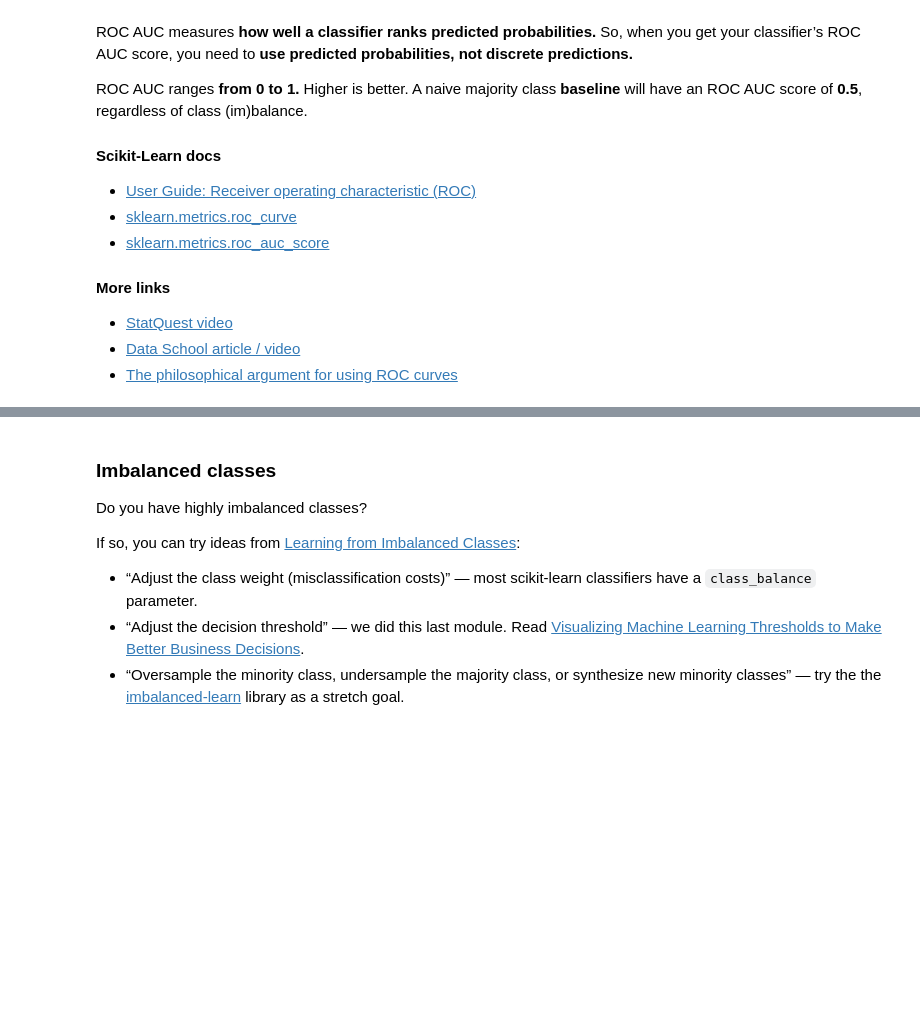
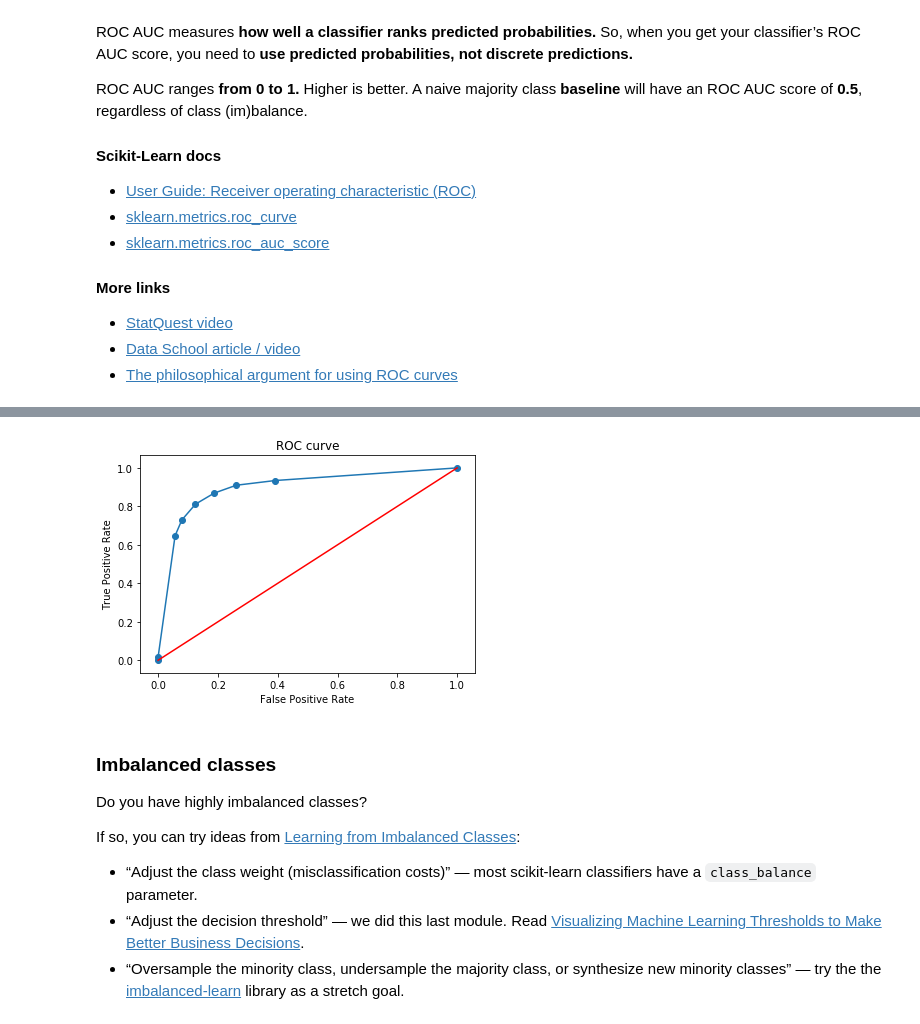
Before and after one commit to bloominstituteoftechnology/DS-Unit-2-Applied-Modeling, a Jupyter notebook: module1-define-ml-problems/LS_DS_231.ipynb, the cells around one changed output, grey strips where cells are left out. Cells and saved outputs as stored; diff of their text form; code cells hidden in the pictures; blank space fills up the shorter version.

```diff
--- a/module1-define-ml-problems/LS_DS_231.ipynb
+++ b/module1-define-ml-problems/LS_DS_231.ipynb
@@ -78,0 +210,7 @@ Next, do a **time-based split:**
+# %%
+# Split data
+train = df[df['Date'].dt.year <= 2016]
+val = df[df['Date'].dt.year == 2017]
+test = df[df['Date'].dt.year >= 2018]
+
+train.shape, val.shape, test.shape
@@ -83,2 +269,11 @@ What happens if we _DON’T_ drop features with leakage?
 # %% [markdown]
 Drop the column with “leakage”.
+# %%
+# Drop 'overall'
+features = train.columns.drop([target, 'overall', 'Date'])
+X_train = train[features]
+X_val = train[features]
+
+# Re-fit and test
+pipeline.fit(X_train, y_train)
+print('Validation Accuracy:', pipeline.score(X_val, y_val))
@@ -137,3 +357,9 @@ ROC AUC ranges **from 0 to 1.** Higher is better. A naive majority class **basel
 - [StatQuest video](https://youtu.be/4jRBRDbJemM)
 - [Data School article / video](https://www.dataschool.io/roc-curves-and-auc-explained/)
 - [The philosophical argument for using ROC curves](https://lukeoakdenrayner.wordpress.com/2018/01/07/the-philosophical-argument-for-using-roc-curves/)
+# %%
+# Use sklearn to calculate ROC AUC
+# (You'll need to be able to do this on the Sprint Challenge)
+from sklearn.metrics import roc_auc_score
+y_pred_prob = pipeline.predict_proba(X_val)[:,-1] # Probability for the last class
+roc_auc_score(y_val, y_pred_prob)
@@ -139,0 +368,9 @@ ROC AUC ranges **from 0 to 1.** Higher is better. A naive majority class **basel
+# %%
+# Are you curious to better understand this?
+
+# "The ROC curve is created by plotting the true positive rate (TPR)
+# against the false positive rate (FPR) at various threshold settings.
+
+# Use sklearn to calculate TPR & FPR at various thresholds
+from sklearn.metrics import roc_curve
+fpr, tpr, threshsolds = roc_curve(y_val, y_pred_prob)
@@ -140,3 +395,15 @@ ROC AUC ranges **from 0 to 1.** Higher is better. A naive majority class **basel
+# %%
+# See the results on a plot
+# This is the "Receiver Operating Characteristic curve"
+import matplotlib.pyplot as plt
+plt.scatter(fpr, tpr)
+plt.plot(fpr, tpr)
+plt.plot([0,1], [0,1], color='r')
+plt.xlabel('False Positive Rate')
+plt.ylabel('True Positive Rate')
+plt.title('ROC curve');
+# %% [output]
+[figure, added]
 # %% [markdown]
 ### Imbalanced classes
 
```
Also changed, not shown: parts of 27 cells of this notebook.
